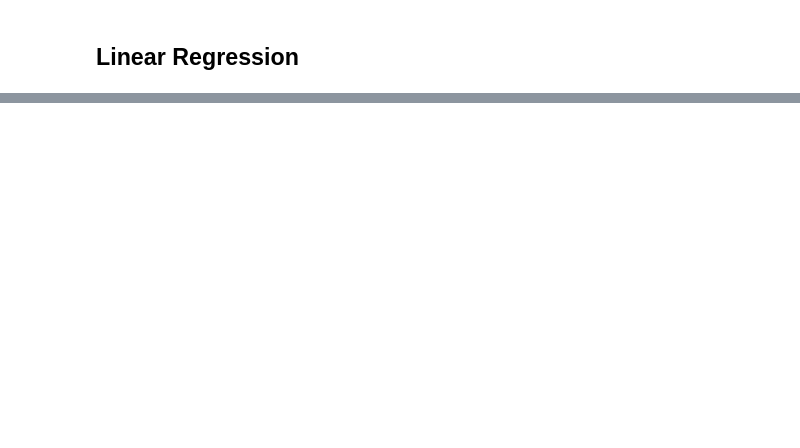
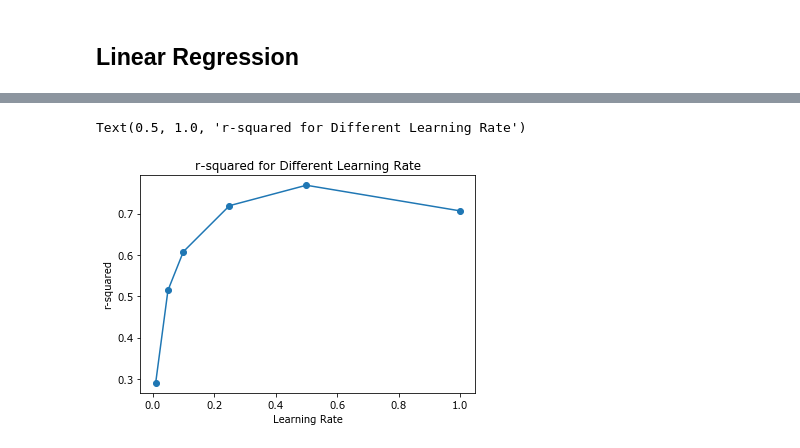
Before and after one commit to kathyxiong/stat_learning_case_study, a Jupyter notebook: freyder_housing_regression_boosting.ipynb, the cells around one changed output, grey strips where cells are left out. Saved outputs shown, nothing was run; the diff lists cells and outputs as text; code cells hidden in the pictures; blank space fills up the shorter version.

```diff
--- a/freyder_housing_regression_boosting.ipynb
+++ b/freyder_housing_regression_boosting.ipynb
@@ -83,0 +180,8 @@ print(best_fit)
+# %%
+plt.plot(learn_avg.iloc[:,0], learn_avg.iloc[:,1], marker='o')
+plt.xlabel("Learning Rate")
+plt.ylabel("r-squared")
+plt.title("r-squared for Different Learning Rate")
+# %% [output]
+Text(0.5, 1.0, 'r-squared for Different Learning Rate')
+[figure, added]
```
Also changed, not shown: parts of 22 cells of this notebook, 3 other files.
